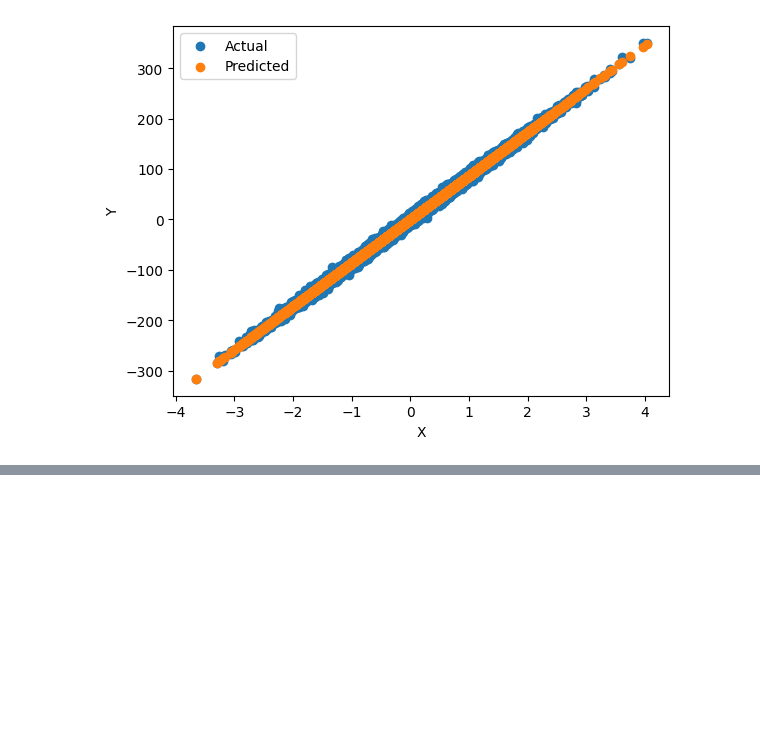
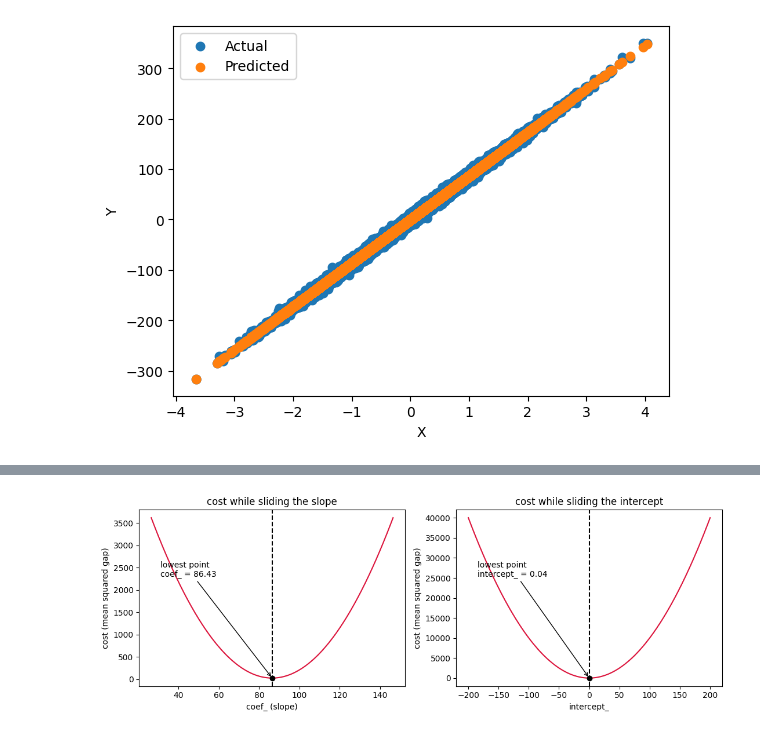
Before and after one commit to coderkali/machine_learning, a Jupyter notebook: AI_ML_Series/02_data_toolkit_apps/08_sklearn/05_Linear_Regression.ipynb, the cells around one changed output, grey strips where cells are left out. Saved outputs shown, nothing was run; the diff lists cells and outputs as text; code cells hidden in the pictures; blank space fills up the shorter version.

```diff
--- a/AI_ML_Series/02_data_toolkit_apps/08_sklearn/05_Linear_Regression.ipynb
+++ b/AI_ML_Series/02_data_toolkit_apps/08_sklearn/05_Linear_Regression.ipynb
@@ -313,0 +353,10 @@ y = c0*x0 + c1*x1 + c2*x2 + ... + intercept
+# %%
+def cost(m_try, c_try):
+    # average squared vertical gap over the 8000 training rows
+    predicted = m_try * X_train.ravel() + c_try
+    return ((y_train - predicted) ** 2).mean()
+
+print("sklearn's line       m=86.43, c=0.04 :", round(cost(m, c), 2))
+print("too flat             m=50.00, c=0.04 :", round(cost(50, c), 2))
+print("too steep            m=120.0, c=0.04 :", round(cost(120, c), 2))
+print("right tilt, too high m=86.43, c=100  :", round(cost(m, 100), 2))
@@ -313,0 +379,28 @@ y = c0*x0 + c1*x1 + c2*x2 + ... + intercept
+# %%
+slopes     = np.linspace(m - 60, m + 60, 200)
+intercepts = np.linspace(c - 200, c + 200, 200)
+best = cost(m, c)
+
+fig, ax = plt.subplots(1, 2, figsize=(11, 4))
+
+ax[0].plot(slopes, [cost(s, c) for s in slopes], color="crimson")
+ax[0].axvline(m, ls="--", color="black")
+ax[0].scatter([m], [best], color="black", zorder=5)
+ax[0].annotate(f"lowest point\ncoef_ = {m:.2f}", xy=(m, best), xytext=(0.08, 0.62),
+               textcoords="axes fraction", arrowprops=dict(arrowstyle="->"))
+ax[0].set_title("cost while sliding the slope")
+ax[0].set_xlabel("coef_ (slope)")
+
+ax[1].plot(intercepts, [cost(m, i) for i in intercepts], color="crimson")
+ax[1].axvline(c, ls="--", color="black")
+ax[1].scatter([c], [best], color="black", zorder=5)
+ax[1].annotate(f"lowest point\nintercept_ = {c:.2f}", xy=(c, best), xytext=(0.08, 0.62),
+               textcoords="axes fraction", arrowprops=dict(arrowstyle="->"))
+ax[1].set_title("cost while sliding the intercept")
+ax[1].set_xlabel("intercept_")
+
+for a in ax:
+    a.set_ylabel("cost (mean squared gap)")
+plt.tight_layout(); plt.show()
+# %% [output]
+[figure, added]
```
Also changed, not shown: parts of 20 cells of this notebook, 9 other files.
